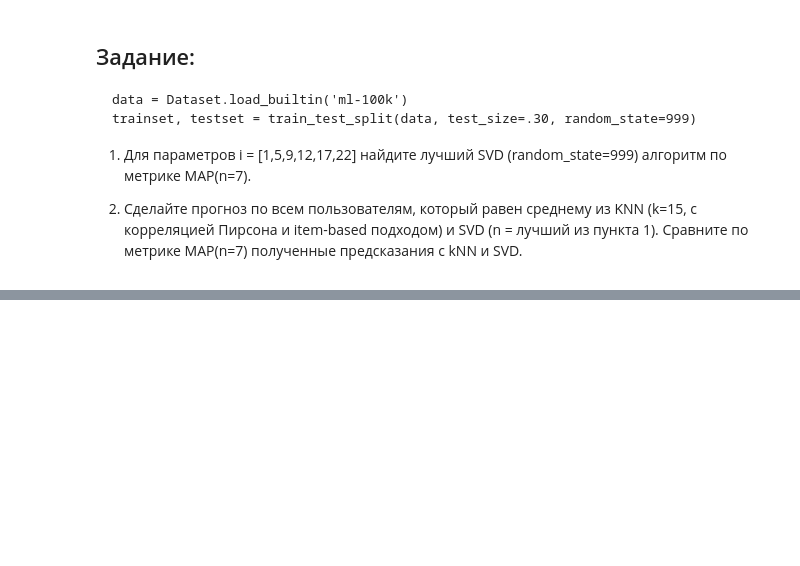
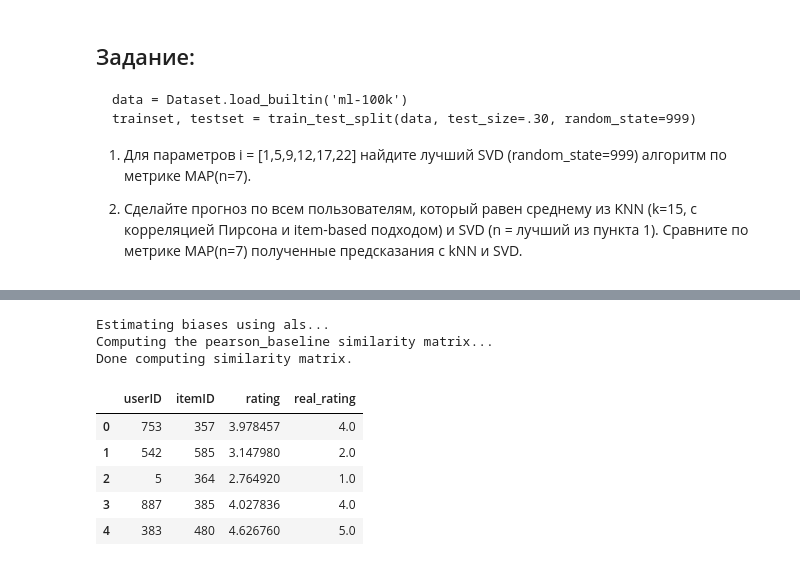
Before and after one commit to vsolodkyi/RecSystem_SkillBox, a Jupyter notebook: module_2/Skillbox_recsys_21.ipynb, the cells around one changed output, grey strips where cells are left out. Drawn from its saved outputs; the diff is of its cells as text; code cells hidden in the pictures; blank space fills up the shorter version.

```diff
--- a/module_2/Skillbox_recsys_21.ipynb
+++ b/module_2/Skillbox_recsys_21.ipynb
@@ -196,0 +225,33 @@ trainset, testset = train_test_split(data, test_size=.30, random_state=999)
+# %%
+def Avg_Precision_at_n(df_ratings, n=10,threshold=5):
+    avg_p=0
+    rel_n = set(df_ratings[df_ratings.real_rating>=threshold]['itemID'])
+
+    for i in range(1,n+1):
+        t=df_ratings.sort_values(by='rating', ascending=False)[0:i]
+        ret_n=set(t['itemID'])
+        t2=df_ratings.sort_values(by='rating', ascending=False)[i-1:i]
+        ret_n2=set(t2['itemID'])
+        #print(ret_n2,ret_n)
+        if len((ret_n2 & rel_n))>0:
+            avg_p=avg_p+len(rel_n & ret_n)/n
+    return avg_p/n
+
+def MAP_at_n(df_ratings_all, n=10,threshold=5):
+    users=df_ratings_all['userID'].unique()
+    map_at_n=0
+    for i in users:
+        df_ratings=df_ratings_all[df_ratings_all.userID==i]
+        map_at_n=map_at_n+Avg_Precision_at_n(df_ratings,n=n,threshold=threshold)
+    return map_at_n/len(users)
+# %%
+for i in [1,5,9,12,17,22]:
+    algo = SVD(n_factors=i,random_state=999, verbose=False) #отключим вывод логирования
+    predictions = algo.fit(trainset).test(testset)
+    #algo_user = KNNBaseline(k=k, verbose=False, sim_options = {'user_based': False})
+    df_ratings = pd.DataFrame(columns=['userID', 'itemID', 'rating', 'real_rating'])
+    for i in predictions:
+      #if int(i.uid)==833:
+      df_ratings = df_ratings.append({'userID':i.uid, 'itemID': i.iid, 'rating': i.est, 'real_rating': i.r_ui}, ignore_index=True)
+
+    print(MAP_at_n(df_ratings, n=7))
@@ -196,0 +271,22 @@ trainset, testset = train_test_split(data, test_size=.30, random_state=999)
+# %%
+knn = KNNBaseline(k=15, sim_options = {'name': 'pearson_baseline', 'used_based': False}, vervbose=False)
+svd = SVD(n_factors=17, random_state=999, verbose=False)
+# %%
+predictions = knn.fit(trainset).test(testset)
+
+df_ratings = pd.DataFrame(columns=['userID', 'itemID', 'rating', 'real_rating'])
+for i in predictions:
+  df_ratings = df_ratings.append({'userID':i.uid, 'itemID': i.iid, 'rating': i.est, 'real_rating': i.r_ui}, ignore_index=True)
+# %% [output]
+Estimating biases using als...
+Computing the pearson_baseline similarity matrix...
+Done computing similarity matrix.
+# %%
+df_ratings.head()
+# %% [output]
+|  | userID | itemID | rating | real_rating |
+| 0 | 753 | 357 | 3.978457 | 4.0 |
+| 1 | 542 | 585 | 3.147980 | 2.0 |
+| 2 | 5 | 364 | 2.764920 | 1.0 |
+| 3 | 887 | 385 | 4.027836 | 4.0 |
+| 4 | 383 | 480 | 4.626760 | 5.0 |
```
Also changed, not shown: parts of 17 cells of this notebook.
